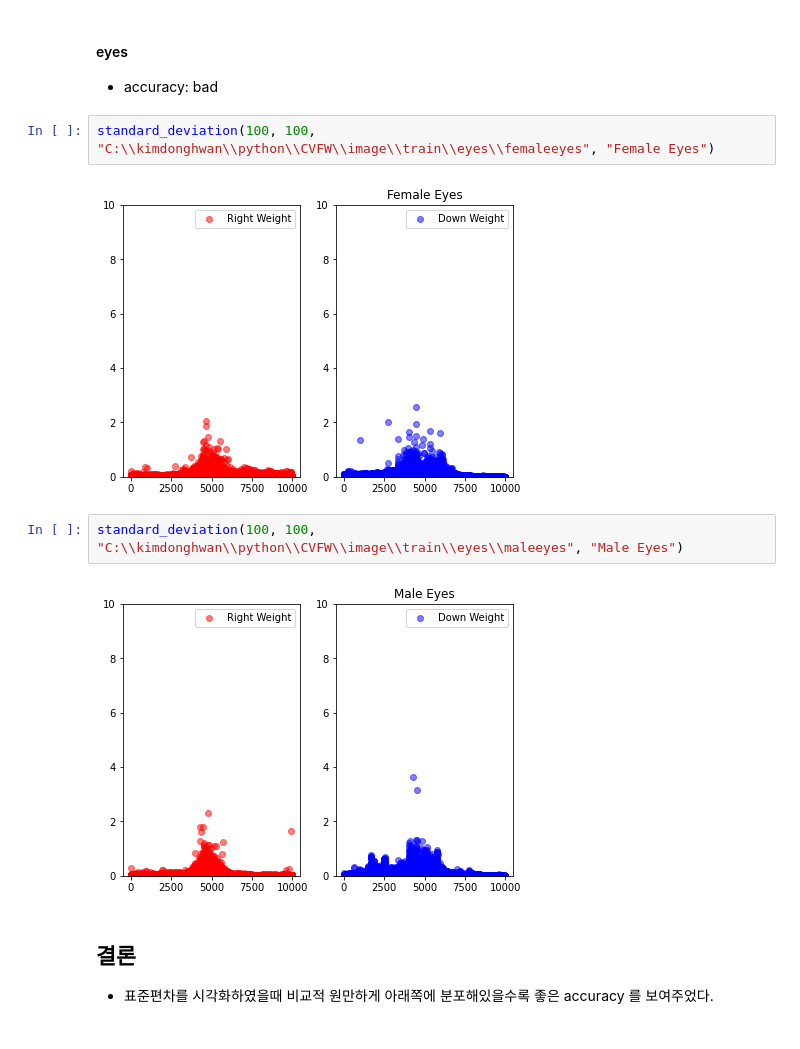
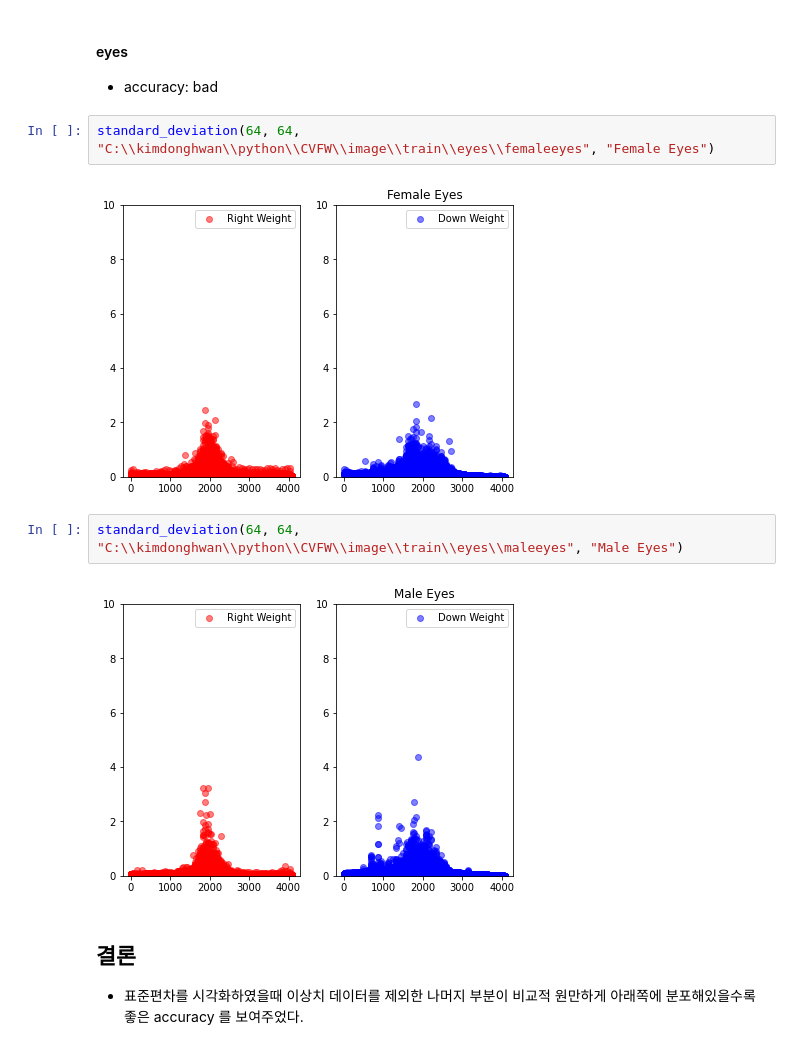
Before and after one commit to SimplePro/CVFW, a Jupyter notebook: data set analysis.ipynb, the cells around one changed output. Drawn from its saved outputs; the diff is of its cells as text.

```diff
--- a/data set analysis.ipynb
+++ b/data set analysis.ipynb
@@ -91,13 +87,13 @@ standard_deviation(64, 64, "C:\\kimdonghwan\\python\\CVFW\\image\\train\\face\\m
 #### eyes
 - accuracy: bad
 # %%
-standard_deviation(100, 100, "C:\\kimdonghwan\\python\\CVFW\\image\\train\\eyes\\femaleeyes", "Female Eyes")
+standard_deviation(64, 64, "C:\\kimdonghwan\\python\\CVFW\\image\\train\\eyes\\femaleeyes", "Female Eyes")
 # %% [output]
-[figure, old version]
+[figure, new version]
 # %%
-standard_deviation(100, 100, "C:\\kimdonghwan\\python\\CVFW\\image\\train\\eyes\\maleeyes", "Male Eyes")
+standard_deviation(64, 64, "C:\\kimdonghwan\\python\\CVFW\\image\\train\\eyes\\maleeyes", "Male Eyes")
 # %% [output]
-[figure, old version]
+[figure, new version]
 # %% [markdown]
 ## 결론
-- 표준편차를 시각화하였을때 비교적 원만하게 아래쪽에 분포해있을수록 좋은 accuracy 를 보여주었다.
+- 표준편차를 시각화하였을때 이상치 데이터를 제외한 나머지 부분이 비교적 원만하게 아래쪽에 분포해있을수록 좋은 accuracy 를 보여주었다.
```
Also changed, not shown: parts of 1 cell of this notebook.
